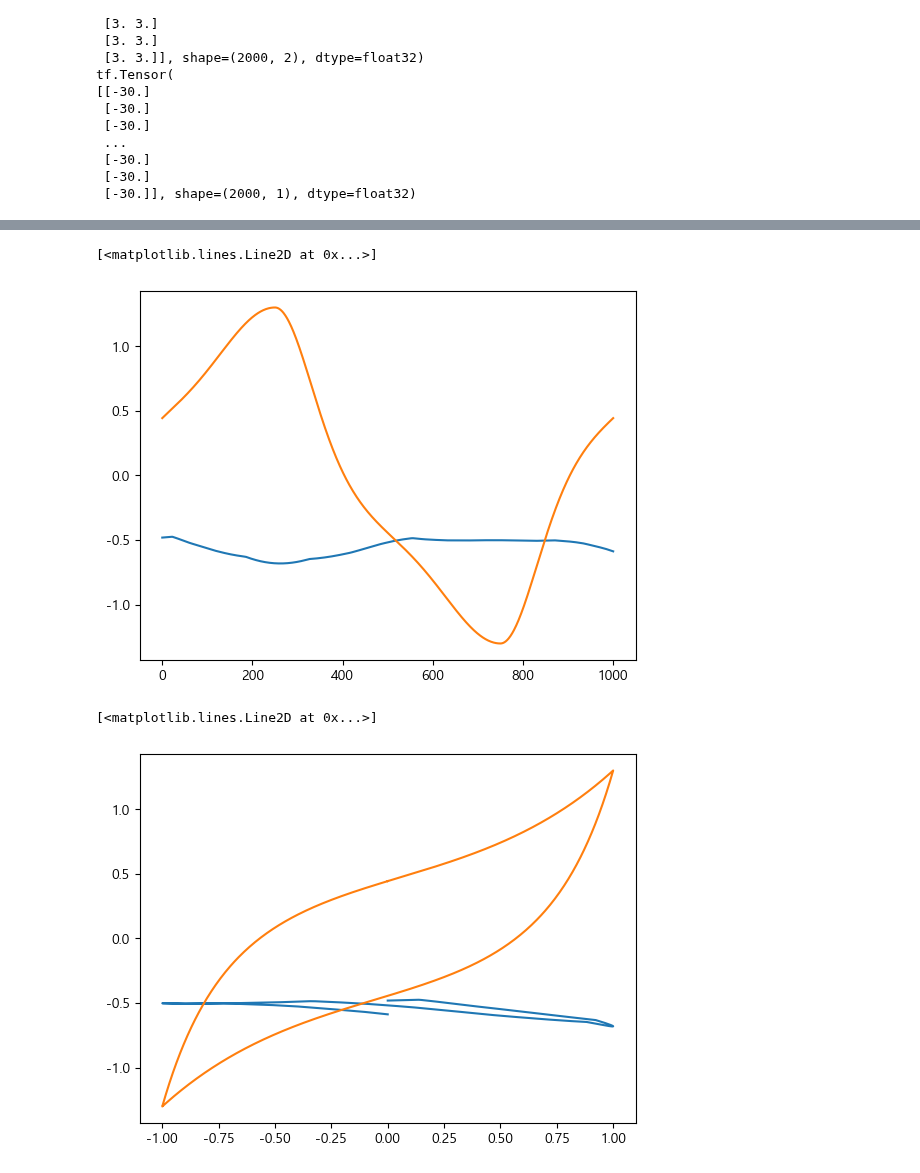
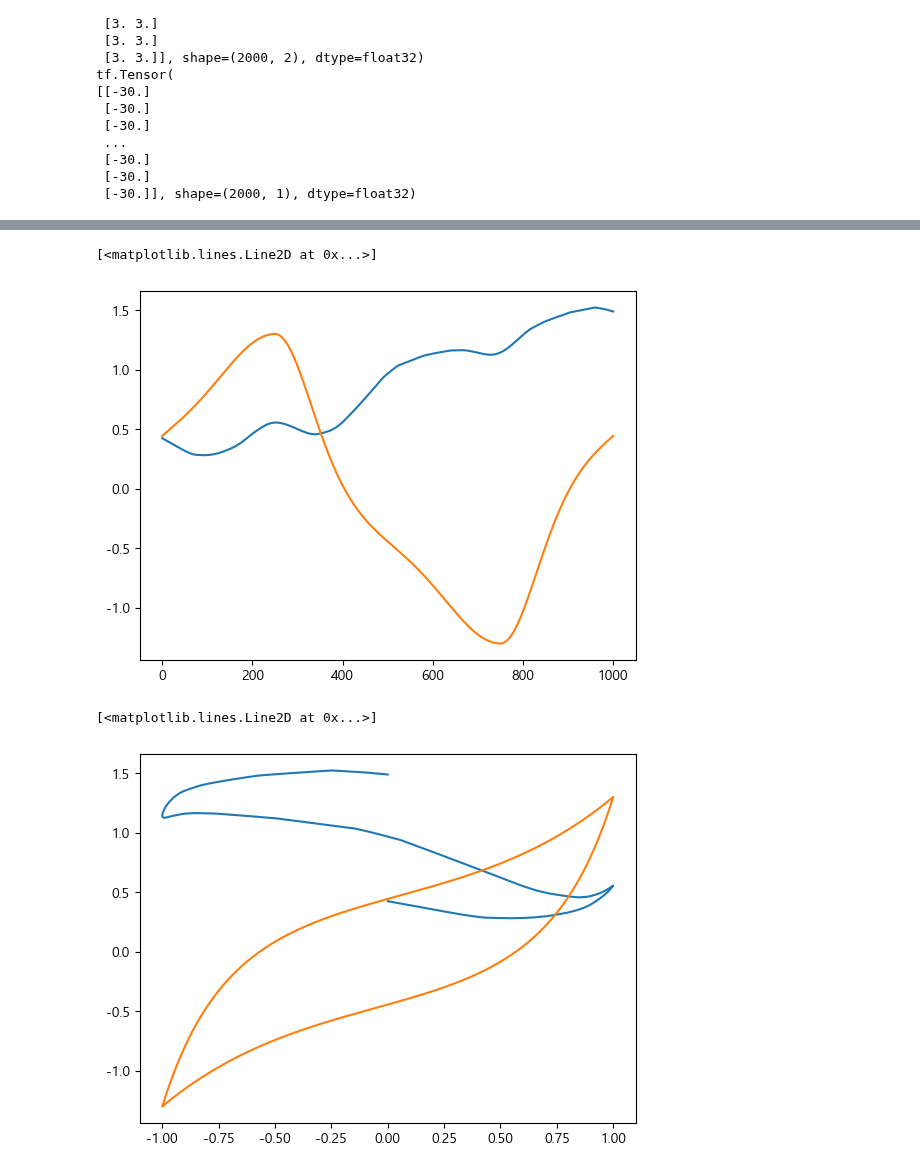
Before and after one commit to Jjineeq/hysteresis_curve, a Jupyter notebook: 23_06_22.ipynb, the cells around one changed output, grey strips where cells are left out. Drawn from its saved outputs; the diff is of its cells as text; code cells hidden in the pictures.

```diff
--- a/23_06_22.ipynb
+++ b/23_06_22.ipynb
@@ -369,39 +464,31 @@ class PINN_BoucWen(tf.keras.Model):
         super().__init__()
         self.hidden_layer_1 = tf.keras.layers.Dense(units=512, activation=tf.nn.relu)
         self.hidden_layer_2 = tf.keras.layers.Dense(units=256, activation=tf.nn.relu)
-        self.output_layer = tf.keras.layers.Dense(units=output_dim)
+        self.output_layer_z = tf.keras.layers.Dense(units=1)  # To predict z
+        self.output_layer_f = tf.keras.layers.Dense(units=output_dim)  # To predict F(t)
 
     def call(self, inputs):
         x = self.hidden_layer_1(inputs)
         x = self.hidden_layer_2(x)
-        output = self.output_layer(x)
-        return output
+        z = self.output_layer_z(x)
+        f = self.output_layer_f(x)
+        return z, f  # Return both z and F(t)
 
-@tf.function
 def compute_boucwen_dynamics(u, z, A, B, G, n):
-    with tf.GradientTape(persistent=True) as tape:
-        tape.watch(u)
-        tape.watch(z)
-        # z = tf.clip_by_value(z, -1e2, 1e2)
-        Z_dot = A*u - B*(tf.abs(u)*tf.abs(z)**(n-1)*z) - G*u*tf.abs(z)**n
+    # No need to compute gradients here as TensorFlow can automatically compute them during training
+    # z = tf.clip_by_value(z, -1e2, 1e2)
+    Z_dot = A*u - B*(tf.abs(u)*tf.abs(z)**(n-1)*z) - G*u*tf.abs(z)**n
+    return Z_dot
 
-    dZ_dot_du = tape.gradient(Z_dot, u)
-    dZ_dot_dz = tape.gradient(Z_dot, z)
-
-    return dZ_dot_du, dZ_dot_dz
-
-def boucwen_loss(y_true, y_pred, u, z, A, B, G, n):
+def boucwen_loss(y_true, y_pred_f, u, z_pred, A, B, G, n):
     y_true = tf.cast(y_true, dtype=tf.float32)
     y_true = tf.expand_dims(y_true, axis=-1)
 
-    dZ_dot_du, dZ_dot_dz = compute_boucwen_dynamics(u, z, A, B, G, n)
+    Z_dot_pred = compute_boucwen_dynamics(u, z_pred, A, B, G, n)
 
-    # physics_loss = tf.reduce_mean(tf.square(dZ_dot_dz))
-    # physics_loss = tf.reduce_mean(tf.square(y_pred - dZ_dot_dz)) + tf.reduce_mean(tf.square(dZ_dot_du))
-    physics_loss = tf.reduce_mean(tf.square(y_pred - dZ_dot_dz))
-    # physics_loss = (tf.reduce_mean(tf.square(y_pred - dZ_dot_dz)) + tf.reduce_mean(tf.square(y_pred - dZ_dot_du)))/2
-
-    data_loss = tf.reduce_mean(tf.square(y_true - y_pred))
+    # Compute physics_loss and data_loss
+    physics_loss = tf.reduce_mean(tf.square(Z_dot_pred - z_pred))  # Z_dot_pred should be equal to z_pred according to the Bouc-Wen model
+    data_loss = tf.reduce_mean(tf.square(y_true - y_pred_f))  # Predicted F(t) should be close to the true values
 
     return 0.5 * physics_loss + 0.5 * data_loss
 
@@ -410,9 +497,8 @@ def train_step_boucwen(x_tr, y_tr, A, B, G, n):
     u = tf.convert_to_tensor(u)
 
     with tf.GradientTape() as tape:
-        z = model_pinn_boucwen(x_tr, training=True)
-        y_pred = z
-        loss_value = boucwen_loss(y_tr, y_pred, u, z, A, B, G, n)
+        z_pred, y_pred_f = model_pinn_boucwen(x_tr, training=True)
+        loss_value = boucwen_loss(y_tr, y_pred_f, u, z_pred, A, B, G, n)
     gradients = tape.gradient(loss_value, model_pinn_boucwen.trainable_variables)
     optimizer.apply_gradients(zip(gradients, model_pinn_boucwen.trainable_variables))
     return loss_value
@@ -478,12 +552,12 @@ array([[-0.4806737 ],
 # %%
-plt.plot(model_pinn_boucwen(x_te))
+plt.plot(model_pinn_boucwen(x_te)[1])
 plt.plot(y_te)
 # %% [output]
 [<matplotlib.lines.Line2D at 0x...>]
-[figure, old version]
+[figure, new version]
 # %%
-plt.plot(x.u[2000:], model_pinn_boucwen(x_te))
+plt.plot(x.u[2000:], model_pinn_boucwen(x_te)[1])
 plt.plot(x.u[2000:], y_te)
 # %% [output]
 [<matplotlib.lines.Line2D at 0x...>]
-[figure, old version]
+[figure, new version]
```
Also changed, not shown: parts of 15 cells of this notebook, 1 other file.
